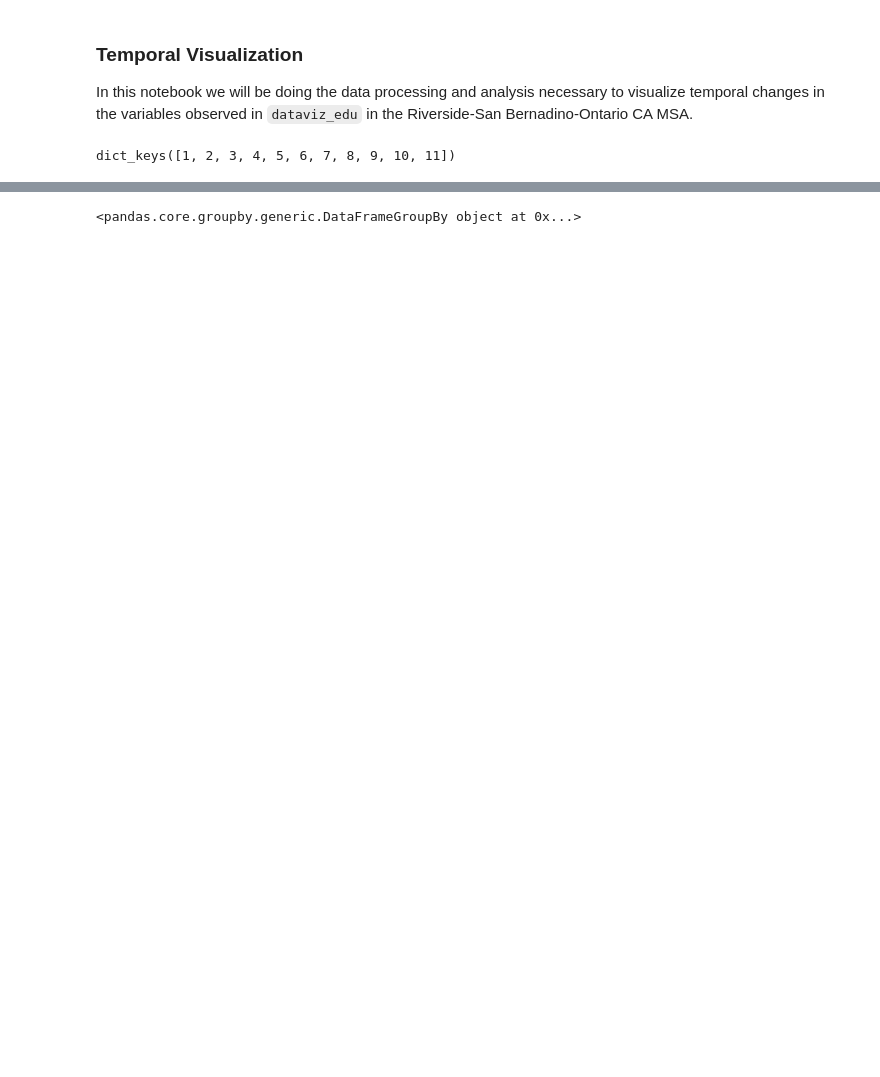
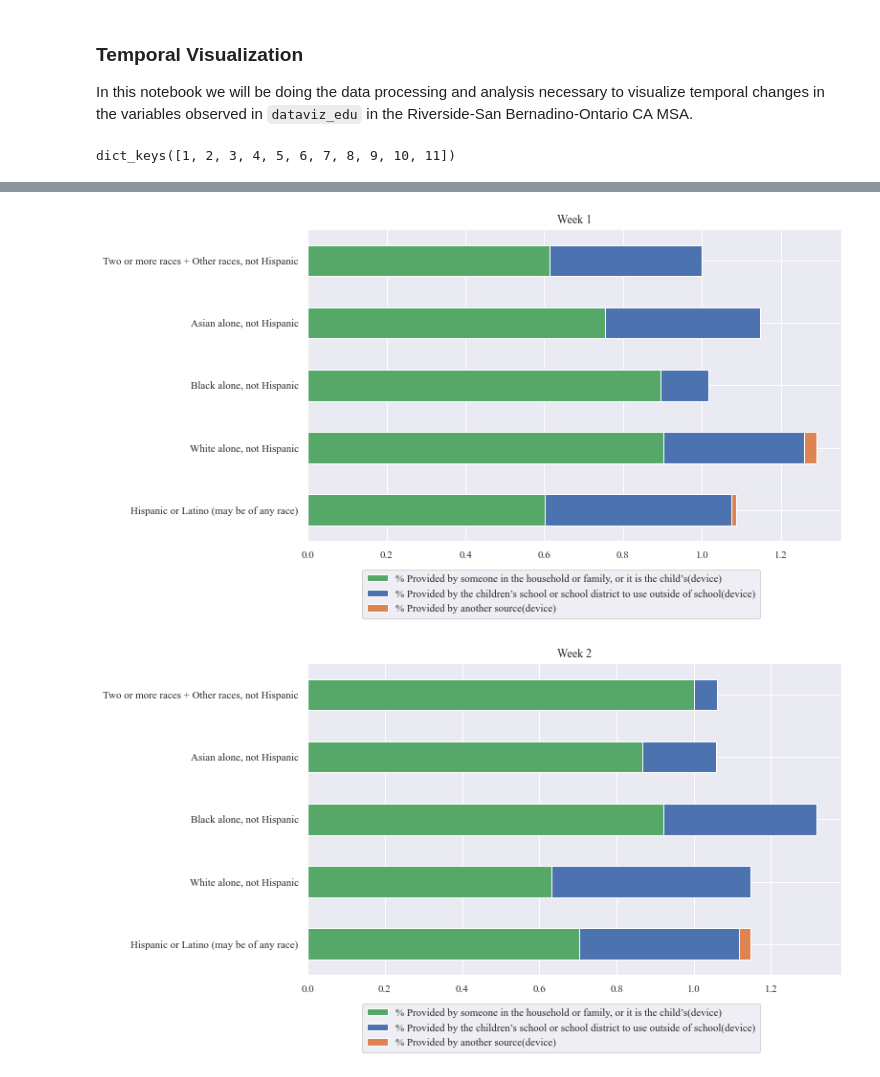
Before and after one commit to AnGWar26/icsd-pulse, a Jupyter notebook: notebooks/temporal_dataviz_edu.ipynb, the cells around one changed output, grey strips where cells are left out. Cells and saved outputs as stored; diff of their text form; code cells hidden in the pictures; blank space fills up the shorter version.

Commit message:
edu: add preliminary data viz for riverside temporal analysis

```diff
--- a/notebooks/temporal_dataviz_edu.ipynb
+++ b/notebooks/temporal_dataviz_edu.ipynb
@@ -84,4 +104,9 @@ rvraceweek = rvrace_dframe.groupby(['Week'])
 # %%
-rvraceweek
+rvraceweek =
-# %% [output]
-<pandas.core.groupby.generic.DataFrameGroupBy object at 0x...>
+# %%
+graph_list=['% Provided by someone in the household or family, or it is the child’s(device)',
+               '% Provided by the children’s school or school district to use outside of school(device)',
+               '% Provided by another source(device)',
+               '% Paid for by someone in the household or family(internet)',
+               '% Paid for by the children’s school or school district(internet)',
+               '% Paid for by another source(internet)']
@@ -87,0 +115,10 @@ rvraceweek
+# %%
+for weeks in rvrace_dict.keys():
+    rvrace_dict[weeks][graph_list[0:3]].plot.barh(
+        stacked=True, figsize=(10,6))
+    plot.legend(bbox_to_anchor=(.1, -0.25), loc='lower left',
+               ncol=1, borderaxespad=0.1)
+    plot.title(f'Week {weeks}')
+# %% [output]
+[figure, added]
+[figure, added]
```
Also changed, not shown: parts of 11 cells of this notebook.
